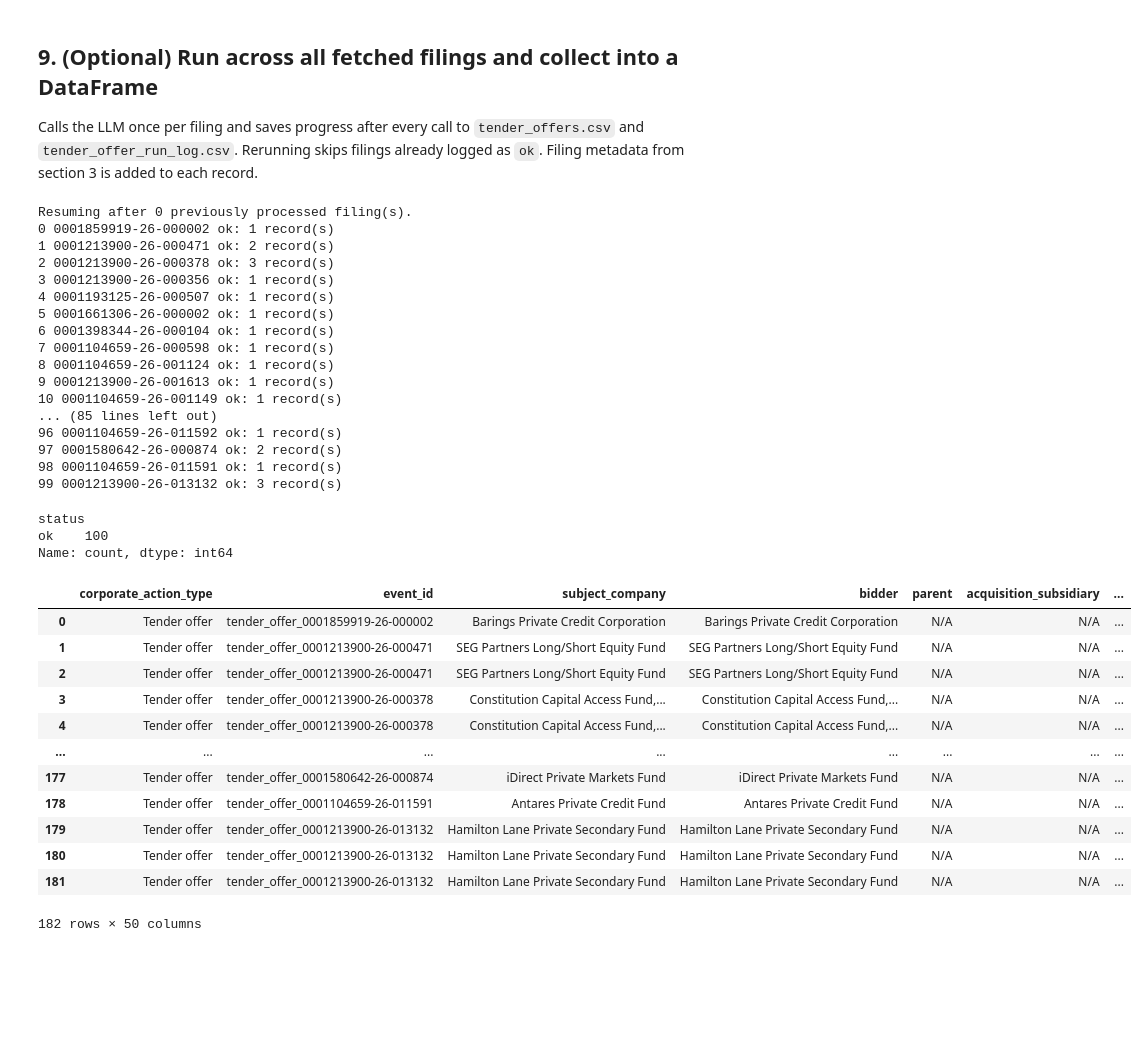
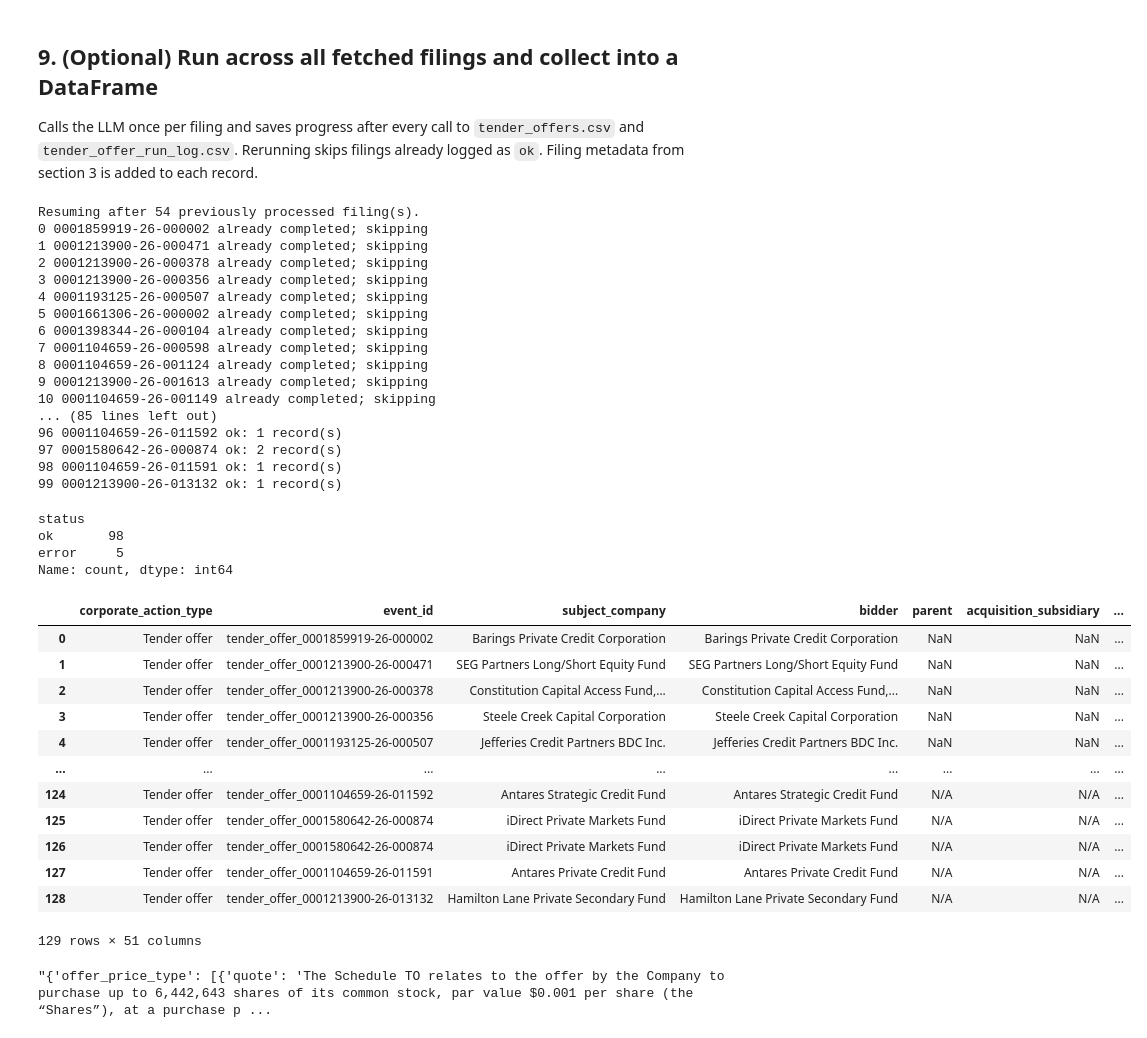
Before and after one commit to Kedar-V/BNY-Capstone-Project, a Jupyter notebook: notebooks/evaluation/load_action_filings.ipynb, the cells around one changed output. Cells and saved outputs as stored; diff of their text form; code cells hidden in the pictures; blank space fills up the shorter version.

```diff
--- a/notebooks/evaluation/load_action_filings.ipynb
+++ b/notebooks/evaluation/load_action_filings.ipynb
@@ -27,7 +27,7 @@ Before running, set `SEC_USER_AGENT` to your name/project and contact email in t
 # %%
 ACTION = 'tender_offer'  # tender_offer, exchange_offer, rights_issue, merger, conversion
 START, END = config.START, config.END
-N_FILINGS = None  # None loads every match; use a number for a smaller sample
+N_FILINGS = 100  # None loads every match; use a number for a smaller sample
 OUTPUT = ROOT / 'notebooks' / 'evaluation' / 'data' / f'{ACTION}_{START}_{END}'
 # Optional: use a saved filing list instead of searching SEC.
 METADATA_PATH = None  # ROOT / 'data/processed/documents.parquet'
@@ -168,7 +199,7 @@ def query(payload: dict) -> dict:
         API_URL,
         headers=headers,
         json=payload,
-        timeout=120,
+        timeout=600,
     )
 
     if not response.ok:
@@ -326,11 +838,11 @@ Process the provided filing text using these rules.
 
 Tests the prompt on the first filing before running everything.
 # %%
-filing_text = filings_df["text"].iloc[0]
+filing_text = filings_df["text"].iloc[10]
 
 output = query({
     "in-0": filing_text,
-    "in-1": prompt,
+    "in-1": PROMPT,
 })
 parse_llm_json(output["outputs"]["out-0"])
 # %% [output]
@@ -584,7 +1096,7 @@ for index, row in filings_df.iterrows():
         continue
 
     try:
-        out = query({"in-0": filing_text, "in-1": prompt})
+        out = query({"in-0": filing_text, "in-1": PROMPT})
         parsed = parse_llm_json(out["outputs"]["out-0"])
         if not isinstance(parsed, list):
             raise ValueError("LLM output was not a JSON array")
@@ -593,56 +1105,61 @@ for index, row in filings_df.iterrows():
             item["accession_number"] = accession
             all_results.append(item)
 
         log.update(status="ok", records_returned=len(parsed))
         completed_accessions.add(accession)
         print(index, accession, f"ok: {len(parsed)} record(s)")
 
     except Exception as exc:
         response = getattr(exc, "response", None)
         detail = response.text[:1000] if response is not None else str(exc)
         log.update(status="error", error=detail)
         print(index, accession, "error; continuing:", detail[:250])
 
     run_log.append(log)
 
     # Save progress after every API call.
     save_progress()
 
 tender_offers_df = build_tender_offers_df(all_results)
 run_log_df = pd.DataFrame(run_log)
 display(run_log_df["status"].value_counts())
 tender_offers_df
 # %% [output]
-Resuming after 0 previously processed filing(s).
-0 0001859919-26-000002 ok: 1 record(s)
-1 0001213900-26-000471 ok: 2 record(s)
-2 0001213900-26-000378 ok: 3 record(s)
-3 0001213900-26-000356 ok: 1 record(s)
-4 0001193125-26-000507 ok: 1 record(s)
-5 0001661306-26-000002 ok: 1 record(s)
-6 0001398344-26-000104 ok: 1 record(s)
-7 0001104659-26-000598 ok: 1 record(s)
-8 0001104659-26-001124 ok: 1 record(s)
-9 0001213900-26-001613 ok: 1 record(s)
-10 0001104659-26-001149 ok: 1 record(s)
+Resuming after 54 previously processed filing(s).
+0 0001859919-26-000002 already completed; skipping
+1 0001213900-26-000471 already completed; skipping
+2 0001213900-26-000378 already completed; skipping
+3 0001213900-26-000356 already completed; skipping
+4 0001193125-26-000507 already completed; skipping
+5 0001661306-26-000002 already completed; skipping
+6 0001398344-26-000104 already completed; skipping
+7 0001104659-26-000598 already completed; skipping
+8 0001104659-26-001124 already completed; skipping
+9 0001213900-26-001613 already completed; skipping
+10 0001104659-26-001149 already completed; skipping
 ... (85 lines left out)
 96 0001104659-26-011592 ok: 1 record(s)
 97 0001580642-26-000874 ok: 2 record(s)
 98 0001104659-26-011591 ok: 1 record(s)
-99 0001213900-26-013132 ok: 3 record(s)
+99 0001213900-26-013132 ok: 1 record(s)
 status
-ok    100
+ok       98
+error     5
 Name: count, dtype: int64
 |  | corporate_action_type | event_id | subject_company | bidder | parent | acquisition_subsidiary | ... |
-| 0 | Tender offer | tender_offer_0001859919-26-000002 | Barings Private Credit Corporation | Barings Private Credit Corporation | N/A | N/A | ... |
-| 1 | Tender offer | tender_offer_0001213900-26-000471 | SEG Partners Long/Short Equity Fund | SEG Partners Long/Short Equity Fund | N/A | N/A | ... |
-| 2 | Tender offer | tender_offer_0001213900-26-000471 | SEG Partners Long/Short Equity Fund | SEG Partners Long/Short Equity Fund | N/A | N/A | ... |
-| 3 | Tender offer | tender_offer_0001213900-26-000378 | Constitution Capital Access Fund,... | Constitution Capital Access Fund,... | N/A | N/A | ... |
-| 4 | Tender offer | tender_offer_0001213900-26-000378 | Constitution Capital Access Fund,... | Constitution Capital Access Fund,... | N/A | N/A | ... |
+| 0 | Tender offer | tender_offer_0001859919-26-000002 | Barings Private Credit Corporation | Barings Private Credit Corporation | NaN | NaN | ... |
+| 1 | Tender offer | tender_offer_0001213900-26-000471 | SEG Partners Long/Short Equity Fund | SEG Partners Long/Short Equity Fund | NaN | NaN | ... |
+| 2 | Tender offer | tender_offer_0001213900-26-000378 | Constitution Capital Access Fund,... | Constitution Capital Access Fund,... | NaN | NaN | ... |
+| 3 | Tender offer | tender_offer_0001213900-26-000356 | Steele Creek Capital Corporation | Steele Creek Capital Corporation | NaN | NaN | ... |
+| 4 | Tender offer | tender_offer_0001193125-26-000507 | Jefferies Credit Partners BDC Inc. | Jefferies Credit Partners BDC Inc. | NaN | NaN | ... |
 | ... | ... | ... | ... | ... | ... | ... | ... |
-| 177 | Tender offer | tender_offer_0001580642-26-000874 | iDirect Private Markets Fund | iDirect Private Markets Fund | N/A | N/A | ... |
-| 178 | Tender offer | tender_offer_0001104659-26-011591 | Antares Private Credit Fund | Antares Private Credit Fund | N/A | N/A | ... |
-| 179 | Tender offer | tender_offer_0001213900-26-013132 | Hamilton Lane Private Secondary Fund | Hamilton Lane Private Secondary Fund | N/A | N/A | ... |
-| 180 | Tender offer | tender_offer_0001213900-26-013132 | Hamilton Lane Private Secondary Fund | Hamilton Lane Private Secondary Fund | N/A | N/A | ... |
-| 181 | Tender offer | tender_offer_0001213900-26-013132 | Hamilton Lane Private Secondary Fund | Hamilton Lane Private Secondary Fund | N/A | N/A | ... |
+| 124 | Tender offer | tender_offer_0001104659-26-011592 | Antares Strategic Credit Fund | Antares Strategic Credit Fund | N/A | N/A | ... |
+| 125 | Tender offer | tender_offer_0001580642-26-000874 | iDirect Private Markets Fund | iDirect Private Markets Fund | N/A | N/A | ... |
+| 126 | Tender offer | tender_offer_0001580642-26-000874 | iDirect Private Markets Fund | iDirect Private Markets Fund | N/A | N/A | ... |
+| 127 | Tender offer | tender_offer_0001104659-26-011591 | Antares Private Credit Fund | Antares Private Credit Fund | N/A | N/A | ... |
+| 128 | Tender offer | tender_offer_0001213900-26-013132 | Hamilton Lane Private Secondary Fund | Hamilton Lane Private Secondary Fund | N/A | N/A | ... |
-182 rows × 50 columns
+129 rows × 51 columns
+# %%
+tender_offers_df.passage[0]
+# %% [output]
+"{'offer_price_type': [{'quote': 'The Schedule TO relates to the offer by the Company to purchase up to 6,442,643 shares of its common stock, par value $0.001 per share (the “Shares”), at a purchase p ...
```
Also changed, not shown: parts of 4 cells of this notebook, 32 other files.
